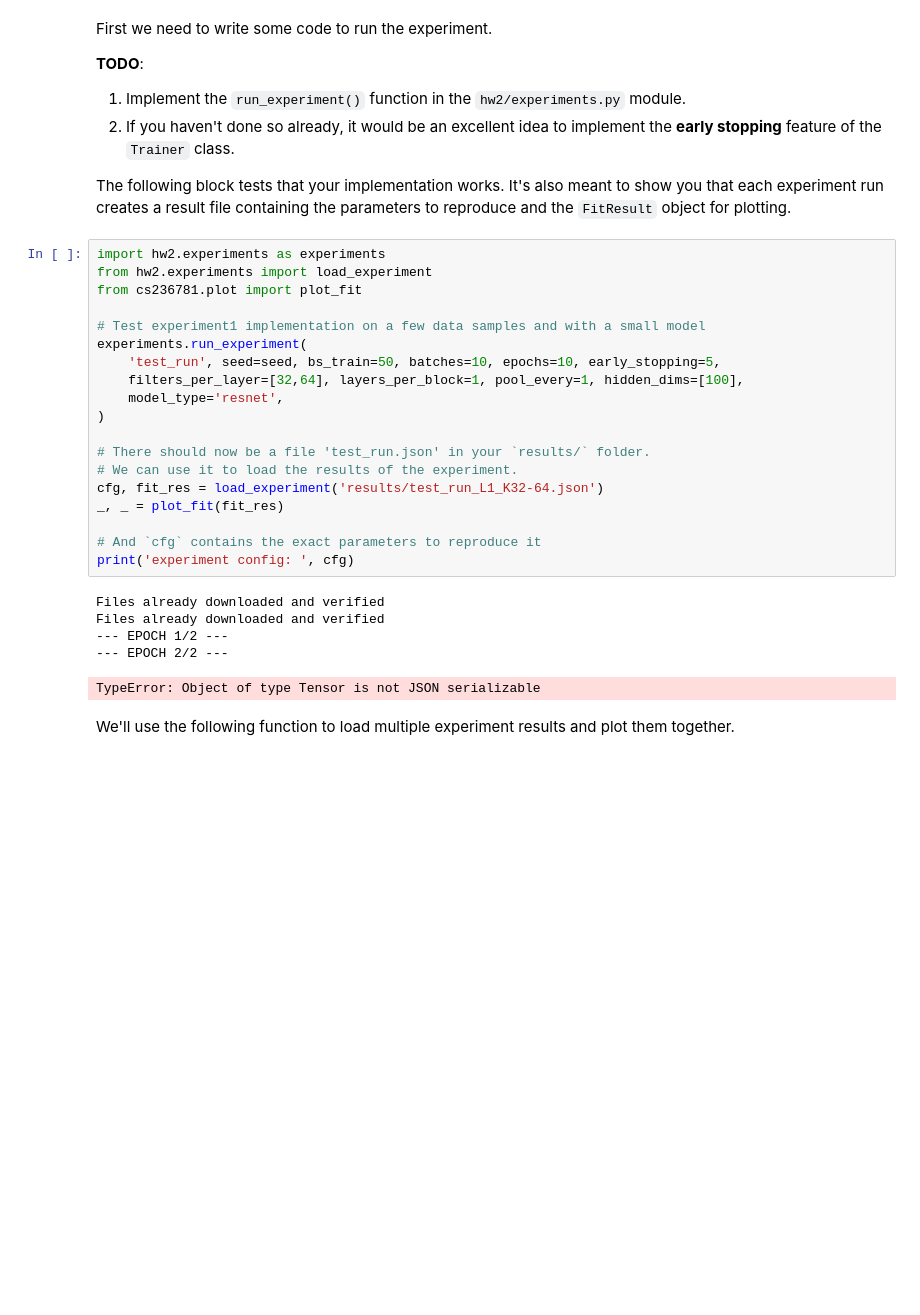
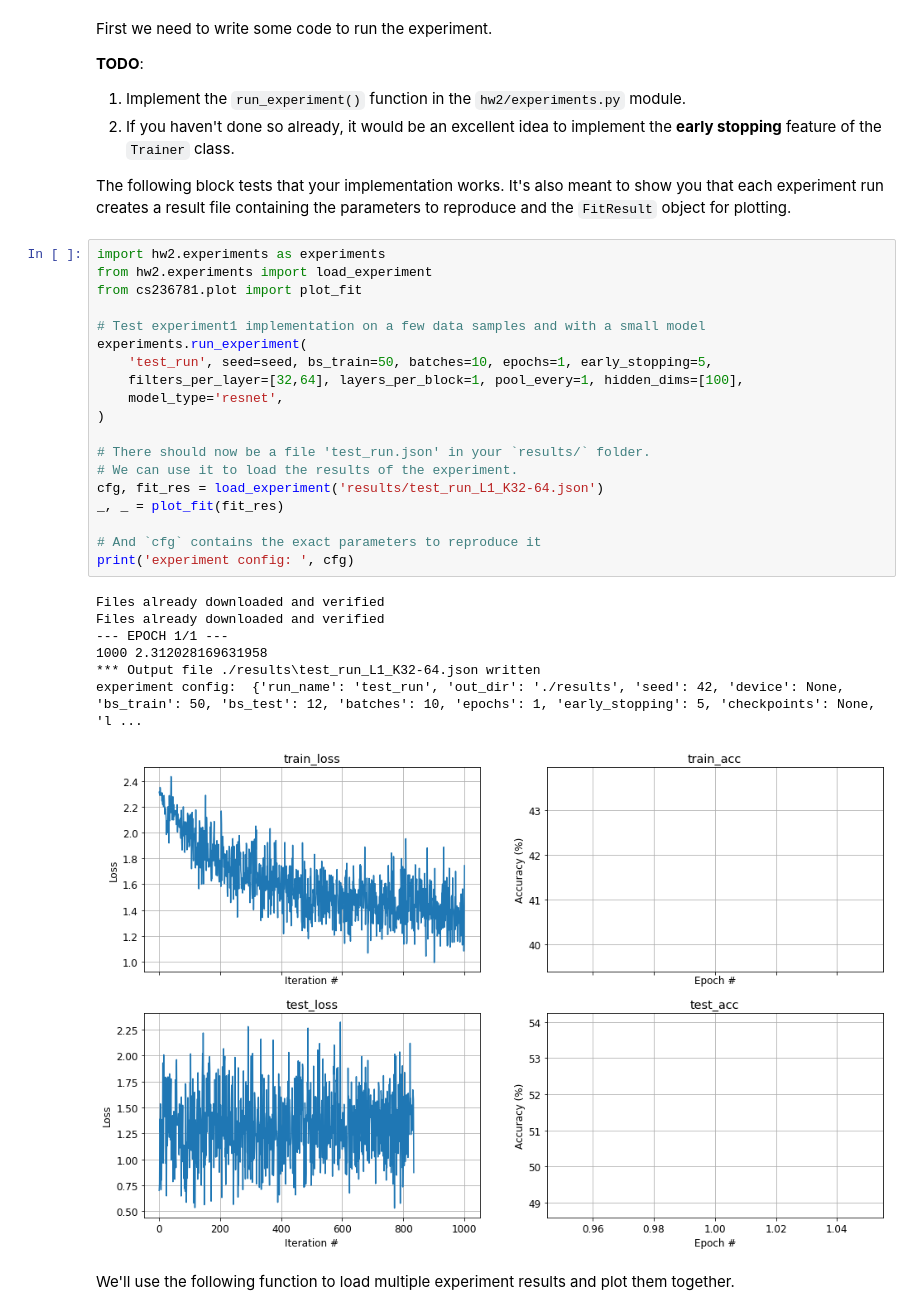
Before and after one commit to avivShitrit/Deep_Learning_hw2, a Jupyter notebook: Part3_CNNs.ipynb, the cells around one changed output. Saved outputs shown, nothing was run; the diff lists cells and outputs as text; blank space fills up the shorter version.

Commit message:
modified:   Part3_CNNs.ipynb 	modified:   hw2/experiments.py 	modified:   hw2/training.py 	modified:   results/test_run_L1_K32-64.json 	new file:   run_all_experiments.sh

```diff
--- a/Part3_CNNs.ipynb
+++ b/Part3_CNNs.ipynb
@@ -395,28 +392,30 @@ The following block tests that your implementation works. It's also meant to sho
 # %%
 import hw2.experiments as experiments
 from hw2.experiments import load_experiment
 from cs236781.plot import plot_fit
 
 # Test experiment1 implementation on a few data samples and with a small model
 experiments.run_experiment(
-    'test_run', seed=seed, bs_train=50, batches=10, epochs=10, early_stopping=5,
+    'test_run', seed=seed, bs_train=50, batches=10, epochs=1, early_stopping=5,
     filters_per_layer=[32,64], layers_per_block=1, pool_every=1, hidden_dims=[100],
     model_type='resnet',
 )
 
 # There should now be a file 'test_run.json' in your `results/` folder.
 # We can use it to load the results of the experiment.
 cfg, fit_res = load_experiment('results/test_run_L1_K32-64.json')
 _, _ = plot_fit(fit_res)
 
 # And `cfg` contains the exact parameters to reproduce it
 print('experiment config: ', cfg)
 # %% [output]
 Files already downloaded and verified
 Files already downloaded and verified
---- EPOCH 1/2 ---
---- EPOCH 2/2 ---
+--- EPOCH 1/1 ---
+1000 2.312028169631958
+*** Output file ./results\test_run_L1_K32-64.json written
+experiment config:  {'run_name': 'test_run', 'out_dir': './results', 'seed': 42, 'device': None, 'bs_train': 50, 'bs_test': 12, 'batches': 10, 'epochs': 1, 'early_stopping': 5, 'checkpoints': None, 'l ...
-TypeError: Object of type Tensor is not JSON serializable
+[figure, added]
 # %% [markdown]
 We'll use the following function to load multiple experiment results and plot them together.
 # %%
```
Also changed, not shown: parts of 1 cell of this notebook, 4 other files.
